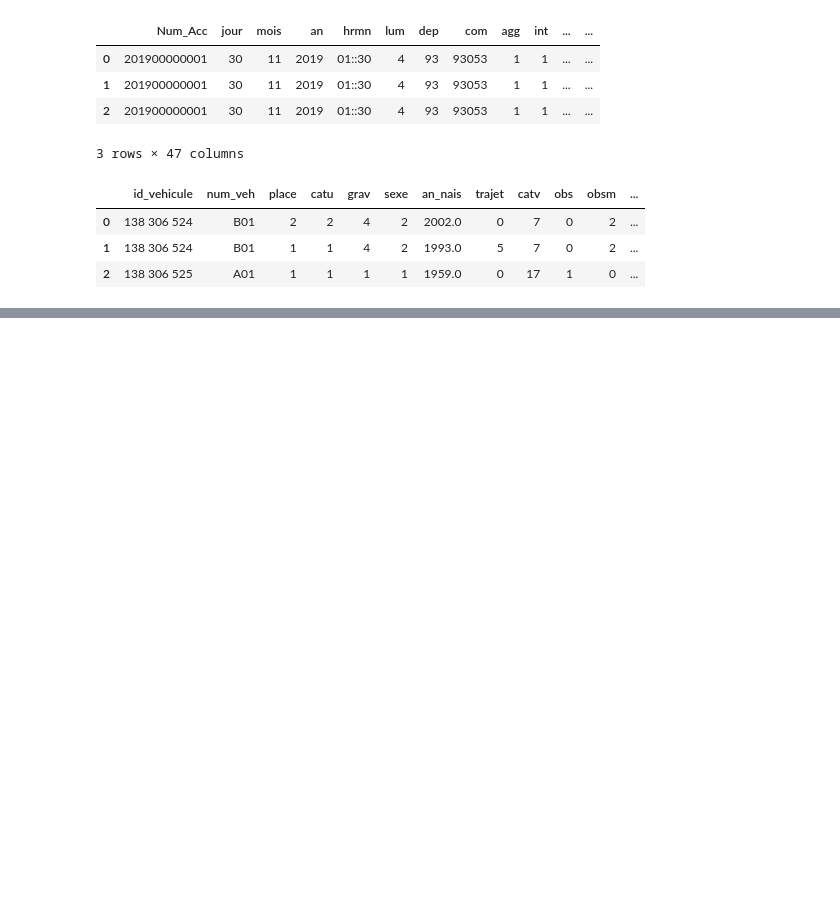
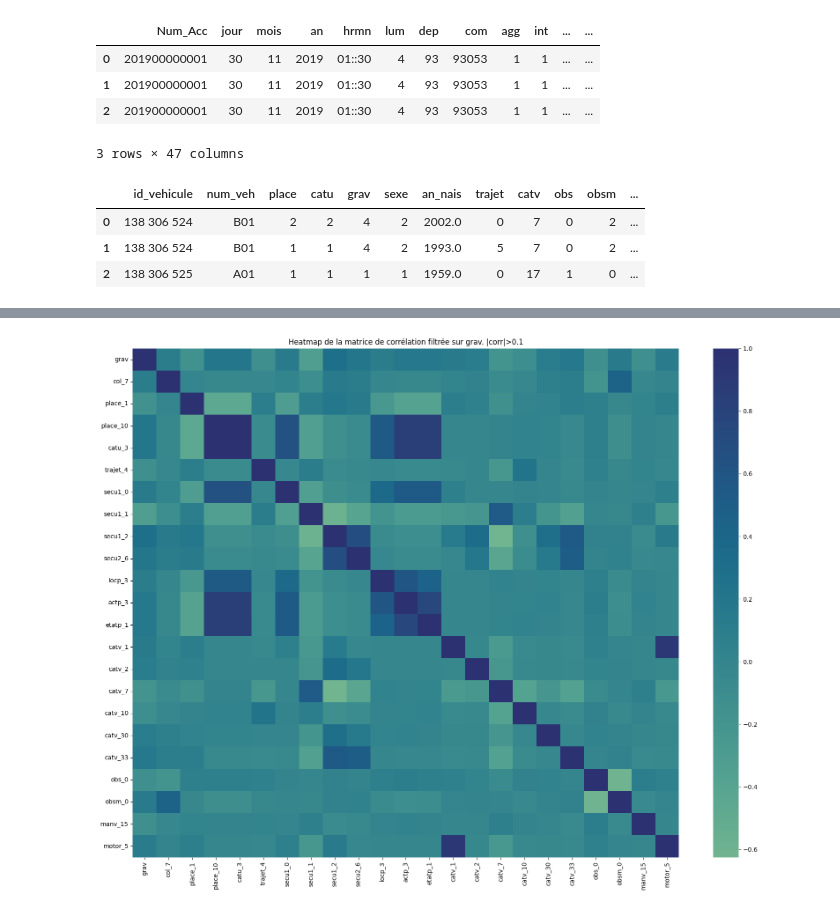
Before and after one commit to remithiney/Projet_Accidentologie, a Jupyter notebook: notebooks/preprocessing.ipynb, the cells around one changed output, grey strips where cells are left out. Drawn from its saved outputs; the diff is of its cells as text; code cells hidden in the pictures; blank space fills up the shorter version.

```diff
--- a/notebooks/preprocessing.ipynb
+++ b/notebooks/preprocessing.ipynb
@@ -540,3 +747,18 @@ else:
+# %%
+sampled_df = final_merged_df.sample(frac=0.1, random_state=RANDOM_STATE)
+
+cm = sampled_df.corr()
+
+target_corr = cm['grav'].abs()
+selected_columns = target_corr[target_corr > 0.1].index
+filtered_cm = cm.loc[selected_columns, selected_columns]
+
+plt.figure(figsize=(20, 15))
+sns.heatmap(filtered_cm, annot=False, cmap='crest', center=0)
+plt.title('Heatmap de la matrice de corrélation filtrée sur grav. |corr|>0.1')
+plt.show()
+# %% [output]
+[figure, added]
 # %%
 PATH_TO_CSVS_PROCESSED = 'data/processed/data.csv'
 
```
Also changed, not shown: parts of 18 cells of this notebook.
